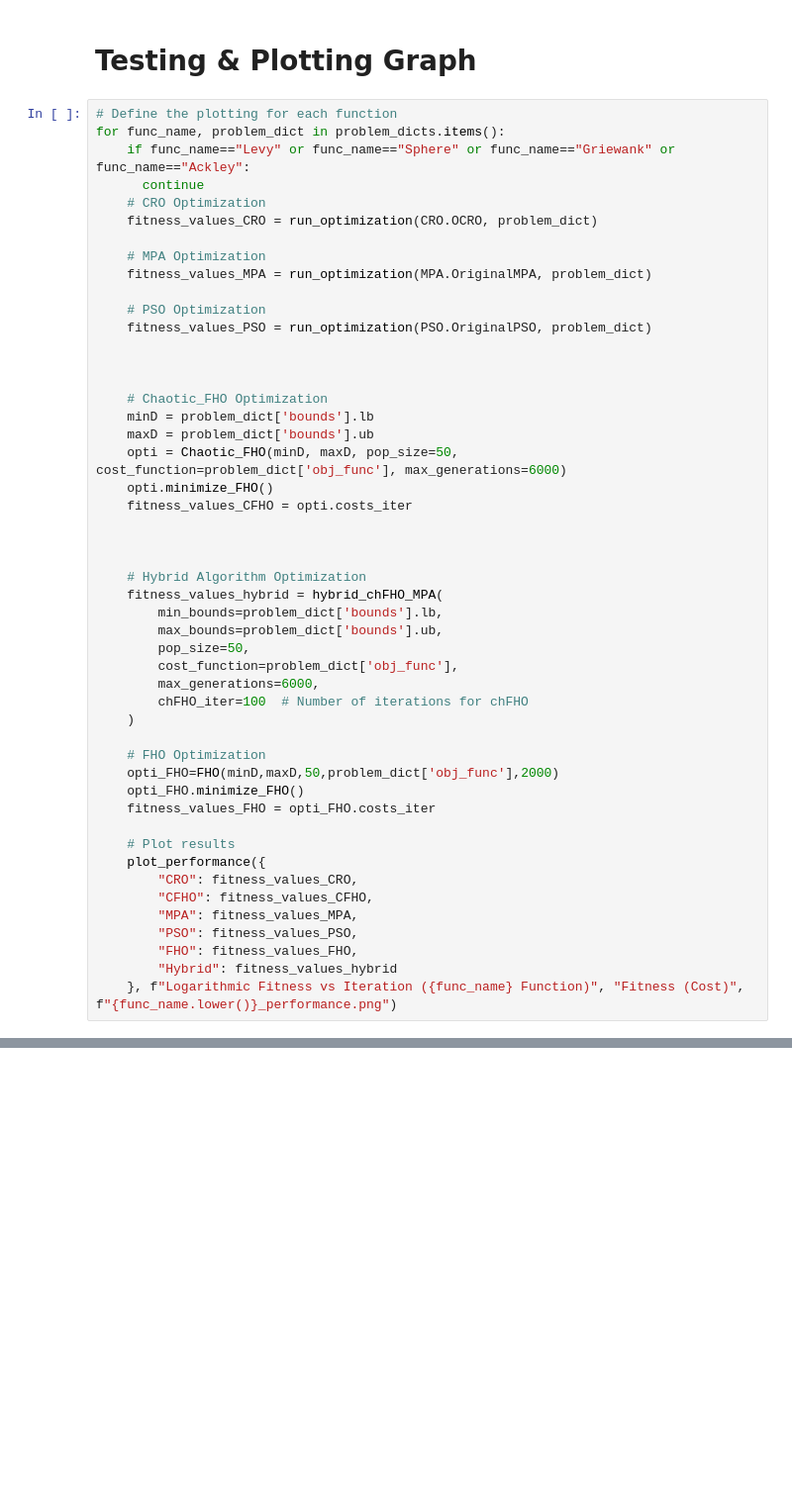
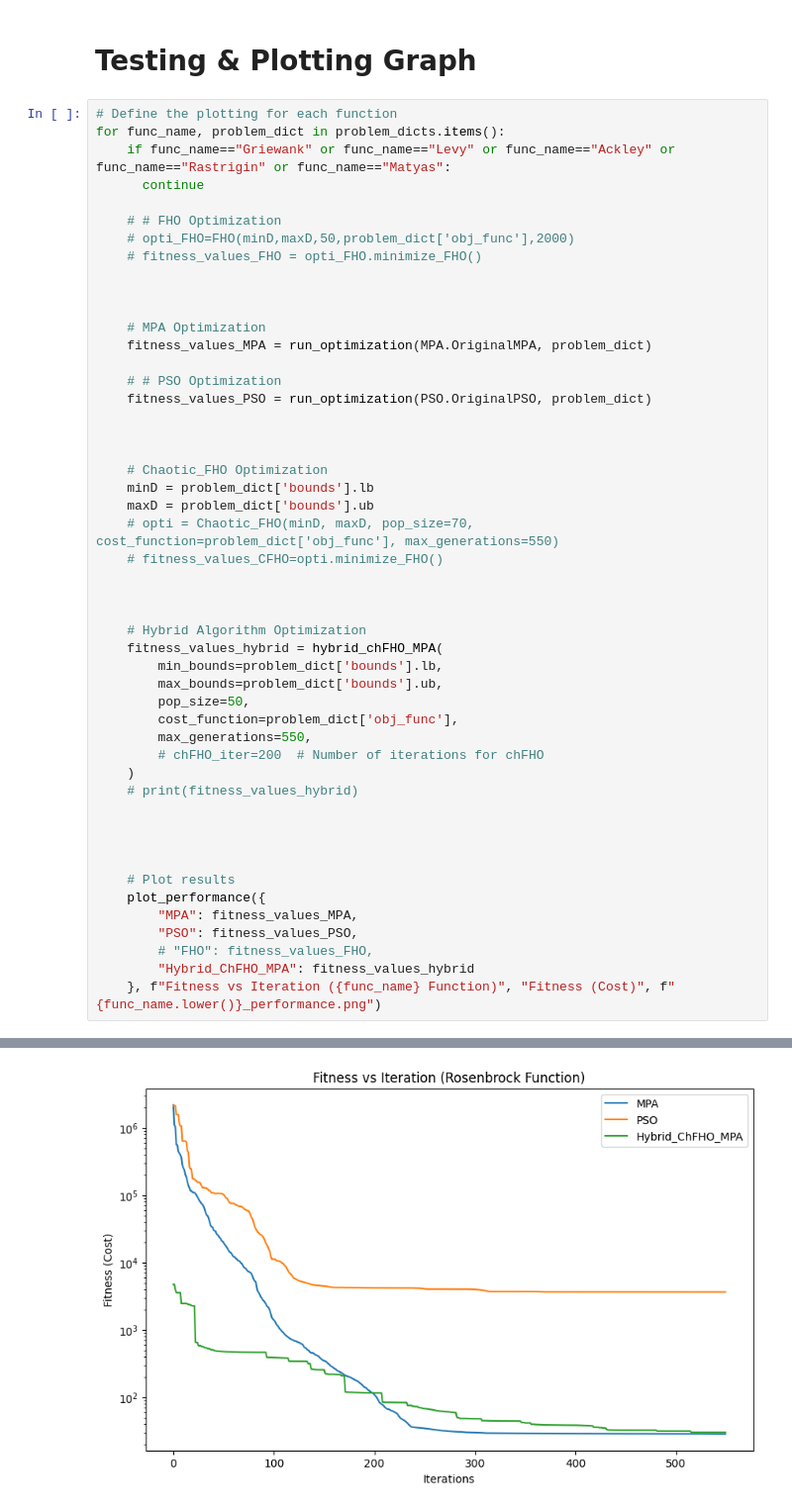
Before and after one commit to FilledEther20/Feature_Selection_Hybrid_MPA-CFHO, a Jupyter notebook: Feature_Selection_Intern.ipynb, the cells around one changed output, grey strips where cells are left out. Shown at 99% size. Saved outputs shown, nothing was run; the diff lists cells and outputs as text; blank space fills up the shorter version.

Commit message:
Resolves all performance related issues by changing the order of hybrid's application

```diff
--- a/Feature_Selection_Intern.ipynb
+++ b/Feature_Selection_Intern.ipynb
@@ -646,15 +698,19 @@ def run_optimization(algorithm, problem_dict):
 # %%
 # Define the plotting for each function
 for func_name, problem_dict in problem_dicts.items():
-    if func_name=="Levy" or func_name=="Sphere" or func_name=="Griewank" or func_name=="Ackley":
+    if func_name=="Griewank" or func_name=="Levy" or func_name=="Ackley" or func_name=="Rastrigin" or func_name=="Matyas":
       continue
-    # CRO Optimization
-    fitness_values_CRO = run_optimization(CRO.OCRO, problem_dict)
+
+    # # FHO Optimization
+    # opti_FHO=FHO(minD,maxD,50,problem_dict['obj_func'],2000)
+    # fitness_values_FHO = opti_FHO.minimize_FHO()
+
+
 
     # MPA Optimization
     fitness_values_MPA = run_optimization(MPA.OriginalMPA, problem_dict)
 
-    # PSO Optimization
+    # # PSO Optimization
     fitness_values_PSO = run_optimization(PSO.OriginalPSO, problem_dict)
 
 
@@ -662,9 +718,8 @@ for func_name, problem_dict in problem_dicts.items():
     # Chaotic_FHO Optimization
     minD = problem_dict['bounds'].lb
     maxD = problem_dict['bounds'].ub
-    opti = Chaotic_FHO(minD, maxD, pop_size=50, cost_function=problem_dict['obj_func'], max_generations=6000)
-    opti.minimize_FHO()
-    fitness_values_CFHO = opti.costs_iter
+    # opti = Chaotic_FHO(minD, maxD, pop_size=70, cost_function=problem_dict['obj_func'], max_generations=550)
+    # fitness_values_CFHO=opti.minimize_FHO()
 
 
 
@@ -674,22 +729,19 @@ for func_name, problem_dict in problem_dicts.items():
         max_bounds=problem_dict['bounds'].ub,
         pop_size=50,
         cost_function=problem_dict['obj_func'],
-        max_generations=6000,
-        chFHO_iter=100  # Number of iterations for chFHO
+        max_generations=550,
+        # chFHO_iter=200  # Number of iterations for chFHO
     )
+    # print(fitness_values_hybrid)
 
-    # FHO Optimization
-    opti_FHO=FHO(minD,maxD,50,problem_dict['obj_func'],2000)
-    opti_FHO.minimize_FHO()
-    fitness_values_FHO = opti_FHO.costs_iter
+
+
 
     # Plot results
     plot_performance({
-        "CRO": fitness_values_CRO,
-        "CFHO": fitness_values_CFHO,
         "MPA": fitness_values_MPA,
         "PSO": fitness_values_PSO,
-        "FHO": fitness_values_FHO,
-        "Hybrid": fitness_values_hybrid
-    }, f"Logarithmic Fitness vs Iteration ({func_name} Function)", "Fitness (Cost)", f"{func_name.lower()}_performance.png")
+        # "FHO": fitness_values_FHO,
+        "Hybrid_ChFHO_MPA": fitness_values_hybrid
+    }, f"Fitness vs Iteration ({func_name} Function)", "Fitness (Cost)", f"{func_name.lower()}_performance.png")
 # %% [output]
@@ -696,0 +782 @@ NameError: name 'problem_dicts' is not defined
+[figure, added]
```
Also changed, not shown: parts of 10 cells of this notebook.
